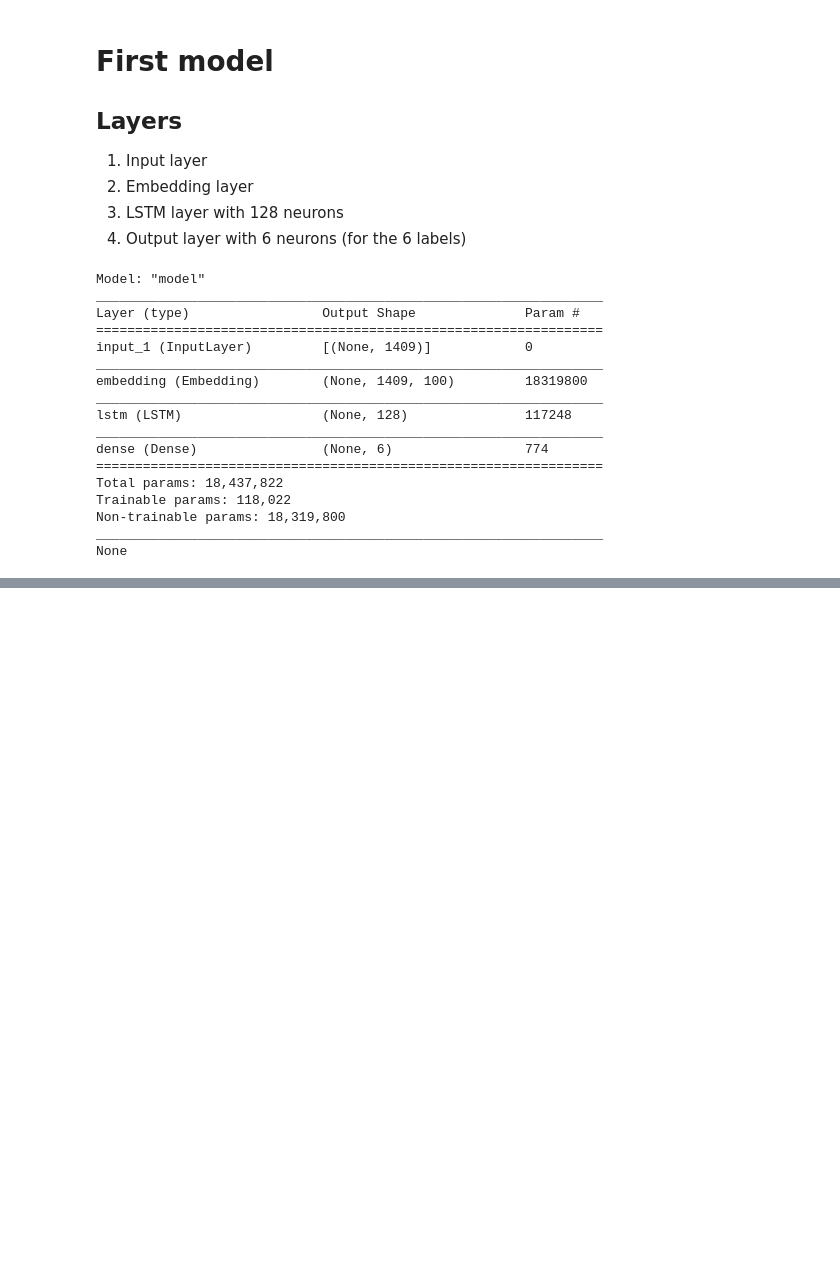
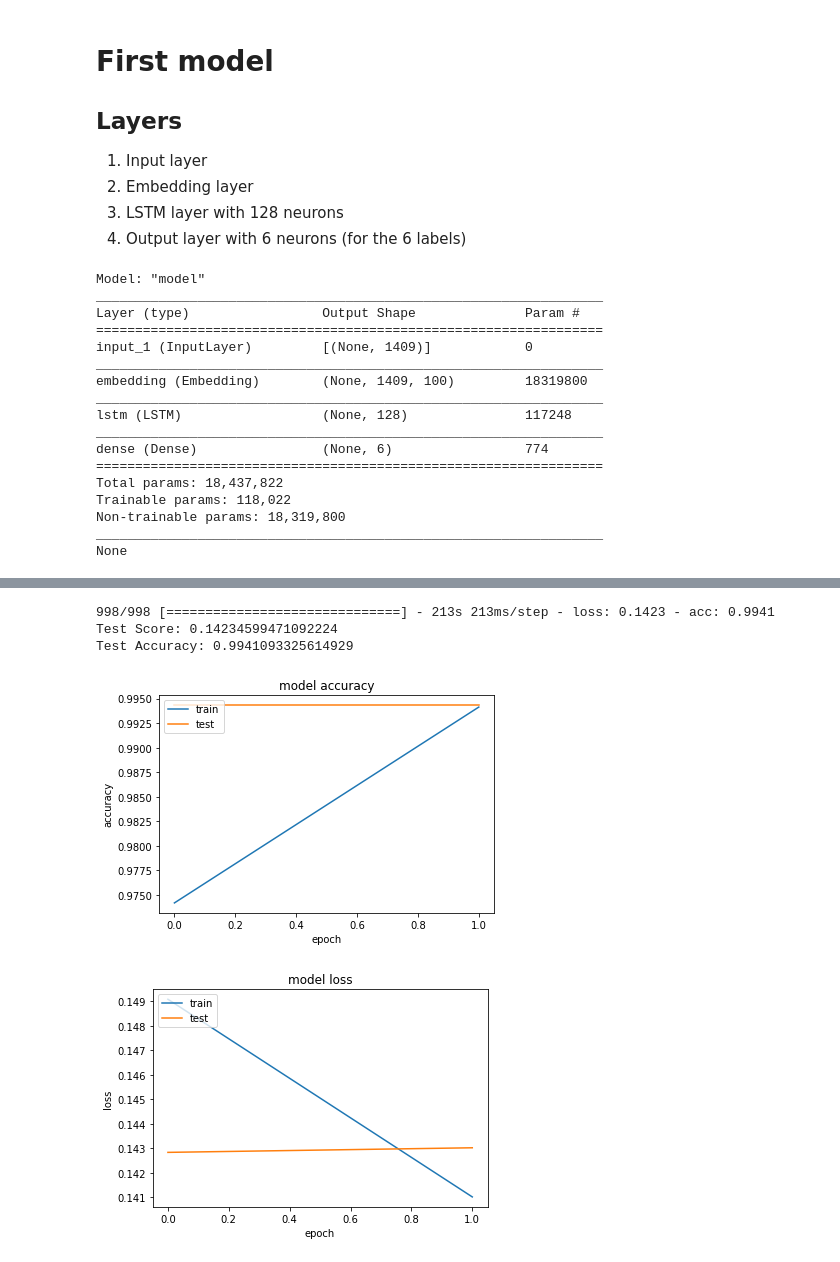
Before and after one commit to shermanleejm/IS460, a Jupyter notebook: eda.ipynb, the cells around one changed output, grey strips where cells are left out. Saved outputs shown, nothing was run; the diff lists cells and outputs as text; code cells hidden in the pictures; blank space fills up the shorter version.

Commit message:
finished testing first model

```diff
--- a/eda.ipynb
+++ b/eda.ipynb
@@ -209,0 +203,31 @@ To silence this warning, decorate the function with @tf.autograph.experimental.d
+# %%
+score = model.evaluate(X_test_vectors, y_test, verbose=1)
+
+print(f"Test Score: {score[0]}")
+print(f"Test Accuracy: {score[1]}")
+# %% [output]
+998/998 [==============================] - 213s 213ms/step - loss: 0.1423 - acc: 0.9941
+Test Score: 0.14234599471092224
+Test Accuracy: 0.9941093325614929
+# %%
+## check for overfitting
+plt.plot(magic.history['acc'])
+plt.plot(magic.history['val_acc'])
+
+plt.title('model accuracy')
+plt.ylabel('accuracy')
+plt.xlabel('epoch')
+plt.legend(['train','test'], loc='upper left')
+plt.show()
+
+plt.plot(magic.history['loss'])
+plt.plot(magic.history['val_loss'])
+
+plt.title('model loss')
+plt.ylabel('loss')
+plt.xlabel('epoch')
+plt.legend(['train','test'], loc='upper left')
+plt.show()
+# %% [output]
+[figure, added]
+[figure, added]
```
Also changed, not shown: parts of 4 cells of this notebook.
